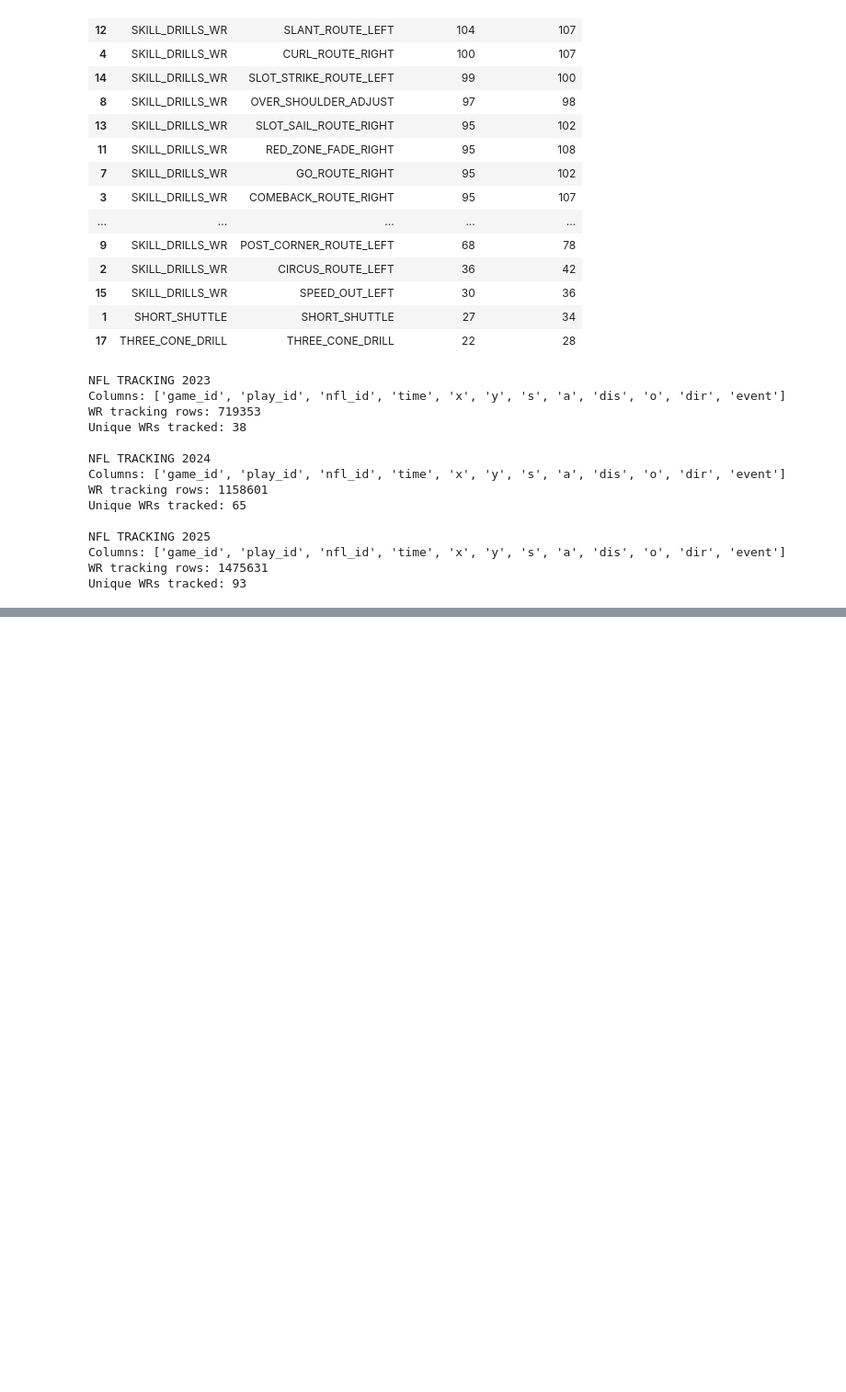
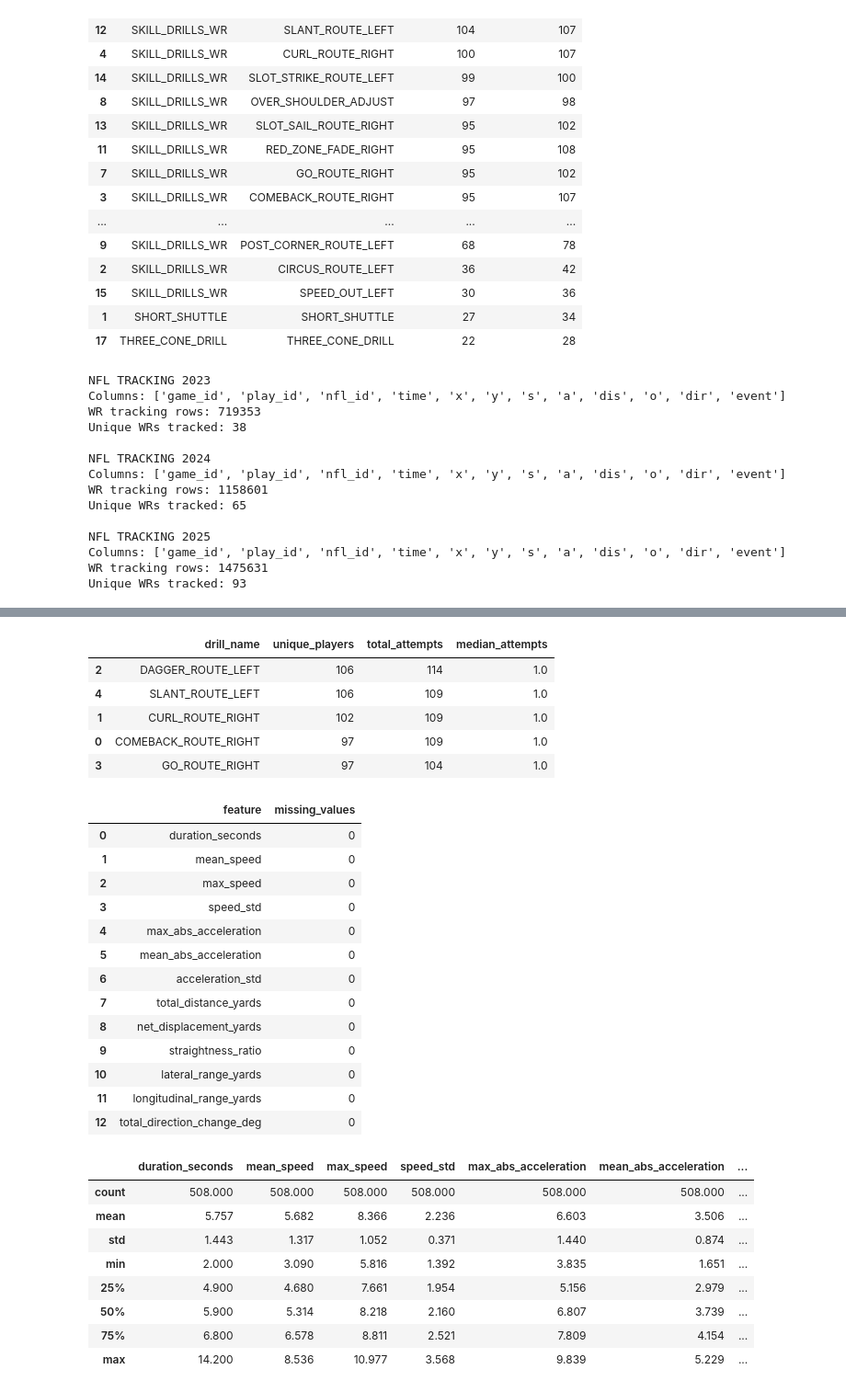
Before and after one commit to Alex-Phan-swin/AI-Big-Data-NFL-2027, a Jupyter notebook: nfl-big-data-bowl-2027-ap.ipynb, the cells around one changed output, grey strips where cells are left out. Shown at 92% size. Saved outputs shown, nothing was run; the diff lists cells and outputs as text; code cells hidden in the pictures; blank space fills up the shorter version.

```diff
--- a/nfl-big-data-bowl-2027-ap.ipynb
+++ b/nfl-big-data-bowl-2027-ap.ipynb
@@ -830,0 +1059,67 @@ Unique WRs tracked: 93
+# %%
+
+# Count players available for each drill
+movement_coverage_df = (
+    player_drill_features_df
+    .groupby("drill_name")
+    .agg(
+        unique_players=("nfl_id", "nunique"),
+        total_attempts=("attempt_count", "sum"),
+        median_attempts=("attempt_count", "median")
+    )
+    .reset_index()
+    .sort_values("unique_players", ascending=False)
+)
+
+display(movement_coverage_df)
+
+# Check missing values in the movement features
+movement_missing_df = (
+    player_drill_features_df[movement_feature_columns]
+    .isna()
+    .sum()
+    .reset_index()
+)
+
+movement_missing_df.columns = [
+    "feature", "missing_values"
+]
+
+display(movement_missing_df)
+
+# Inspect descriptive statistics
+display(
+    player_drill_features_df[
+        movement_feature_columns
+    ].describe().round(3)
+)
+# %% [output]
+|  | drill_name | unique_players | total_attempts | median_attempts |
+| 2 | DAGGER_ROUTE_LEFT | 106 | 114 | 1.0 |
+| 4 | SLANT_ROUTE_LEFT | 106 | 109 | 1.0 |
+| 1 | CURL_ROUTE_RIGHT | 102 | 109 | 1.0 |
+| 0 | COMEBACK_ROUTE_RIGHT | 97 | 109 | 1.0 |
+| 3 | GO_ROUTE_RIGHT | 97 | 104 | 1.0 |
+|  | feature | missing_values |
+| 0 | duration_seconds | 0 |
+| 1 | mean_speed | 0 |
+| 2 | max_speed | 0 |
+| 3 | speed_std | 0 |
+| 4 | max_abs_acceleration | 0 |
+| 5 | mean_abs_acceleration | 0 |
+| 6 | acceleration_std | 0 |
+| 7 | total_distance_yards | 0 |
+| 8 | net_displacement_yards | 0 |
+| 9 | straightness_ratio | 0 |
+| 10 | lateral_range_yards | 0 |
+| 11 | longitudinal_range_yards | 0 |
+| 12 | total_direction_change_deg | 0 |
+|  | duration_seconds | mean_speed | max_speed | speed_std | max_abs_acceleration | mean_abs_acceleration | ... |
+| count | 508.000 | 508.000 | 508.000 | 508.000 | 508.000 | 508.000 | ... |
+| mean | 5.757 | 5.682 | 8.366 | 2.236 | 6.603 | 3.506 | ... |
+| std | 1.443 | 1.317 | 1.052 | 0.371 | 1.440 | 0.874 | ... |
+| min | 2.000 | 3.090 | 5.816 | 1.392 | 3.835 | 1.651 | ... |
+| 25% | 4.900 | 4.680 | 7.661 | 1.954 | 5.156 | 2.979 | ... |
+| 50% | 5.900 | 5.314 | 8.218 | 2.160 | 6.807 | 3.739 | ... |
+| 75% | 6.800 | 6.578 | 8.811 | 2.521 | 7.809 | 4.154 | ... |
+| max | 14.200 | 8.536 | 10.977 | 3.568 | 9.839 | 5.229 | ... |
```
Also changed, not shown: parts of 3 cells of this notebook.
